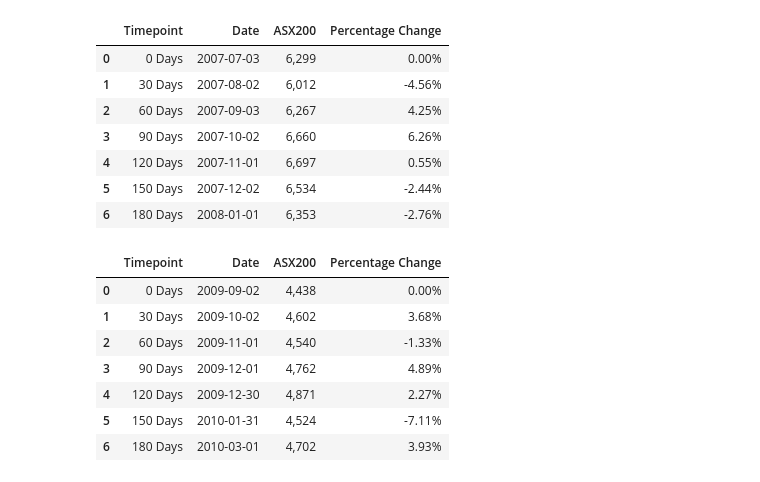
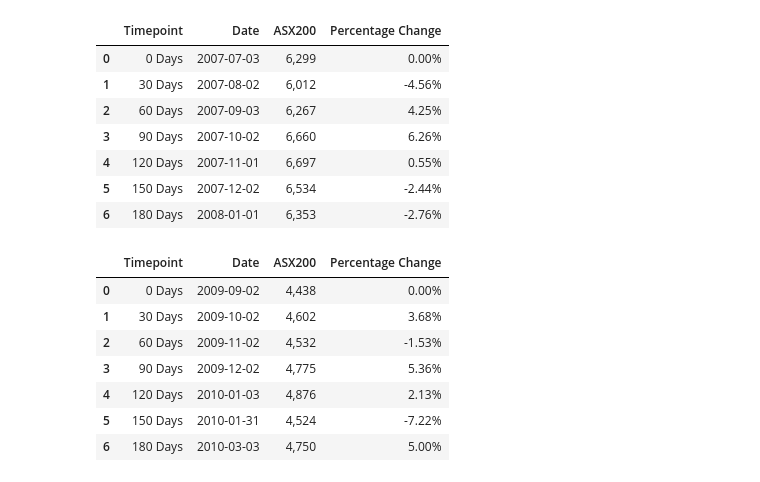
Before and after one commit to Richard-Turnbull/project-1, a Jupyter notebook: Project-1-Notebook.ipynb, the cells around one changed output. Cells and saved outputs as stored; diff of their text form; code cells hidden in the pictures.

```diff
--- a/Project-1-Notebook.ipynb
+++ b/Project-1-Notebook.ipynb
@@ -80,0 +50,19 @@ Stock_Peak_5 = Stock_Peak_5[(Stock_Peak_5.index > "2009-09-02") & (Stock_Peak_5.
+# %%
+# Using Pandas grouping to group the data by Peaks
+peaks_grouped = peaks_df.groupby('Peak')
+# Get series of the first value of the group index
+startdt_lst = peaks_grouped['Date'].first()
+# Get series of the Last value of the group index
+enddt_lst =  peaks_grouped['Date'].last()
+# %%
+# Create a function to make a mask
+def Inbetween_(start_date, end_date):
+    mask = (ir_df.index > start_date) & (ir_df.index <= end_date)
+    return mask
+
+# Data Splice to different group
+Peak_1 = ir_df[Inbetween_(startdt_lst.values[0],enddt_lst.values[0])]
+Peak_2 = ir_df[Inbetween_(startdt_lst.values[1],enddt_lst.values[1])]
+Peak_3 = ir_df[Inbetween_(startdt_lst.values[2],enddt_lst.values[2])]
+Peak_4 = ir_df[Inbetween_(startdt_lst.values[3],enddt_lst.values[3])]
+Peak_5 = ir_df[Inbetween_(startdt_lst.values[4],enddt_lst.values[4])]
@@ -476,30 +395,15 @@ peak_4_df
 # Peak 5
 #-------------------------------------------------------------------
 
-#-------------------------------------------------------------------------------------------
-# Something strang with calculating timepoint 30 here. Calculates as day before start date?
-#-------------------------------------------------------------------------------------------
-# Peak_5_Start = merge_df[(merge_df.index == "2009-09-02")]
-# Peak_5_Start = Peak_5_Start.index[0]
-# Peak_5_30 = Peak_5.index[0] + timedelta(days=29)
-# Peak_5_60 = Peak_5.index[0] + timedelta(days=60)
-# Peak_5_90 = Peak_5.index[0] + timedelta(days=90)
-# Peak_5_120 = Peak_5.index[0] + timedelta(days=120)
-# Peak_5_150 = Peak_5.index[0] + timedelta(days=149)
-# Peak_5_180 = Peak_5.index[0] + timedelta(days=181)
-
-#-------------------------------------------------------------------------------------------
-# Modified timedelta calculates +30 to get correct result
-#-------------------------------------------------------------------------------------------
+# Set timepints 0, 30, 60, 90, 120, 150, 180
 Peak_5_Start = merge_df[(merge_df.index == "2009-09-02")]
 Peak_5_Start = Peak_5_Start.index[0]
-Peak_5_30 = Peak_5.index[0] + timedelta(days=60)
-Peak_5_60 = Peak_5.index[0] + timedelta(days=90)
-Peak_5_90 = Peak_5.index[0] + timedelta(days=120)
-Peak_5_120 = Peak_5.index[0] + timedelta(days=149)
-Peak_5_150 = Peak_5.index[0] + timedelta(days=181)
-Peak_5_180 = Peak_5.index[0] + timedelta(days=210)
-
+Peak_5_30 = Peak_5.index[0] + timedelta(days=29)
+Peak_5_60 = Peak_5.index[0] + timedelta(days=60)
+Peak_5_90 = Peak_5.index[0] + timedelta(days=90)
+Peak_5_120 = Peak_5.index[0] + timedelta(days=122)
+Peak_5_150 = Peak_5.index[0] + timedelta(days=150)
+Peak_5_180 = Peak_5.index[0] + timedelta(days=181)
 
 # Get ASX200 value for each timepoint
 peak_5_asx_0 = merge_df.loc[Peak_5_Start, "Close"]
@@ -508,35 +412,37 @@ peak_5_asx_60 = merge_df.loc[Peak_5_60, "Close"]
 peak_5_asx_90 = merge_df.loc[Peak_5_90, "Close"]
 peak_5_asx_120 = merge_df.loc[Peak_5_120, "Close"]
 peak_5_asx_150 = merge_df.loc[Peak_5_150, "Close"]
 peak_5_asx_180 = merge_df.loc[Peak_5_180, "Close"]
 
 # Calculate ASX200 percentage change from previous timepoint
 peak_5_pct_chg_start = 0
 peak_5_pct_chg_30 = (peak_5_asx_30 - peak_5_asx_0) / peak_5_asx_0
 peak_5_pct_chg_60 = (peak_5_asx_60 - peak_5_asx_30) / peak_5_asx_30
 peak_5_pct_chg_90 = (peak_5_asx_90 - peak_5_asx_60) / peak_5_asx_60
 peak_5_pct_chg_120 = (peak_5_asx_120 - peak_5_asx_90) / peak_5_asx_90
 peak_5_pct_chg_150 = (peak_5_asx_150 - peak_5_asx_120) / peak_5_asx_120
 peak_5_pct_chg_180 = (peak_5_asx_180 - peak_5_asx_150) / peak_5_asx_150
 
 # Create df
 peak_5_df = pd.DataFrame({
     "Timepoint":["0 Days","30 Days","60 Days","90 Days","120 Days","150 Days","180 Days"],
     "Date":[Peak_5_Start, Peak_5_30, Peak_5_60, Peak_5_90, Peak_5_120, Peak_5_150, Peak_5_180],
     "ASX200":[peak_5_asx_0, peak_5_asx_30, peak_5_asx_60, peak_5_asx_90, peak_5_asx_120, peak_5_asx_150, peak_5_asx_180],
     "Percentage Change":[peak_5_pct_chg_start, peak_5_pct_chg_30, peak_5_pct_chg_60, peak_5_pct_chg_90, peak_5_pct_chg_120, peak_5_pct_chg_150, peak_5_pct_chg_180],
     })
 
 # Set % format
 peak_5_df["Percentage Change"] = peak_5_df["Percentage Change"].astype(float).map("{:,.2%}".format)
 peak_5_df["ASX200"] = peak_5_df["ASX200"].astype(float).map("{:,.0f}".format)
+
+# Display df
 peak_5_df
 # %% [output]
 |  | Timepoint | Date | ASX200 | Percentage Change |
 | 0 | 0 Days | 2009-09-02 | 4,438 | 0.00% |
 | 1 | 30 Days | 2009-10-02 | 4,602 | 3.68% |
-| 2 | 60 Days | 2009-11-01 | 4,540 | -1.33% |
-| 3 | 90 Days | 2009-12-01 | 4,762 | 4.89% |
-| 4 | 120 Days | 2009-12-30 | 4,871 | 2.27% |
-| 5 | 150 Days | 2010-01-31 | 4,524 | -7.11% |
-| 6 | 180 Days | 2010-03-01 | 4,702 | 3.93% |
+| 2 | 60 Days | 2009-11-02 | 4,532 | -1.53% |
+| 3 | 90 Days | 2009-12-02 | 4,775 | 5.36% |
+| 4 | 120 Days | 2010-01-03 | 4,876 | 2.13% |
+| 5 | 150 Days | 2010-01-31 | 4,524 | -7.22% |
+| 6 | 180 Days | 2010-03-03 | 4,750 | 5.00% |
```
Also changed, not shown: parts of 23 cells of this notebook, 13 other files.
